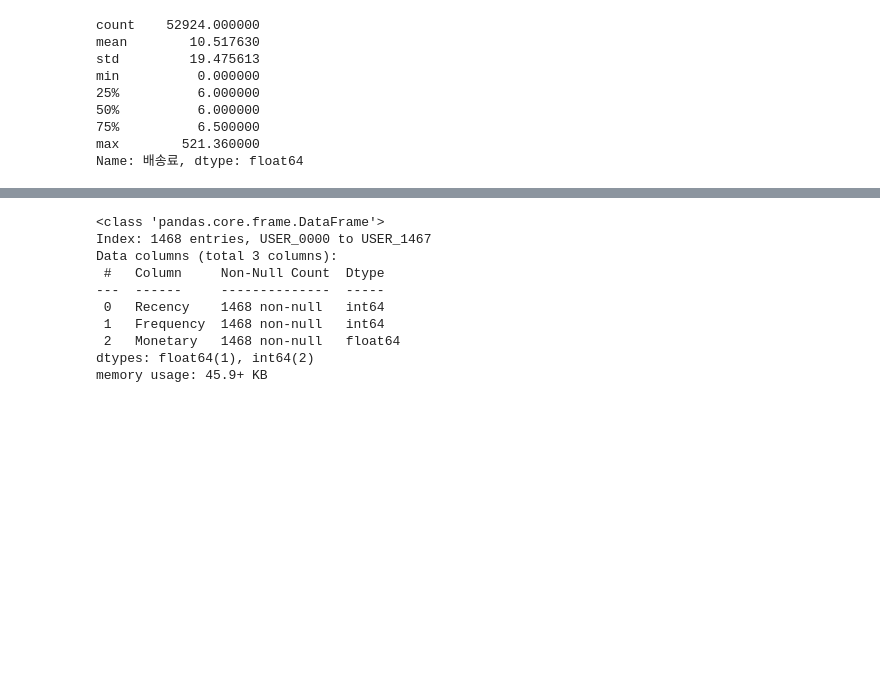
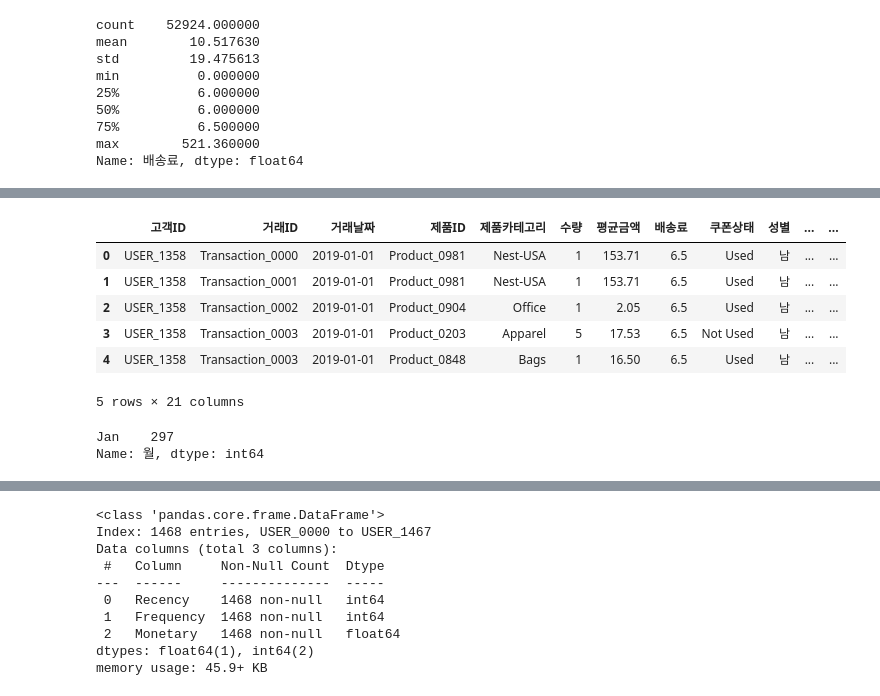
Before and after one commit to ColorConeHead/final_project, a Jupyter notebook: merge.ipynb, the cells around one changed output, grey strips where cells are left out. Saved outputs shown, nothing was run; the diff lists cells and outputs as text; code cells hidden in the pictures; blank space fills up the shorter version.

```diff
--- a/merge.ipynb
+++ b/merge.ipynb
@@ -236,0 +250,15 @@ df.head()
+# %%
+df.head()
+# %% [output]
+|  | 고객ID | 거래ID | 거래날짜 | 제품ID | 제품카테고리 | 수량 | 평균금액 | 배송료 | 쿠폰상태 | 성별 | ... | ... |
+| 0 | USER_1358 | Transaction_0000 | 2019-01-01 | Product_0981 | Nest-USA | 1 | 153.71 | 6.5 | Used | 남 | ... | ... |
+| 1 | USER_1358 | Transaction_0001 | 2019-01-01 | Product_0981 | Nest-USA | 1 | 153.71 | 6.5 | Used | 남 | ... | ... |
+| 2 | USER_1358 | Transaction_0002 | 2019-01-01 | Product_0904 | Office | 1 | 2.05 | 6.5 | Used | 남 | ... | ... |
+| 3 | USER_1358 | Transaction_0003 | 2019-01-01 | Product_0203 | Apparel | 5 | 17.53 | 6.5 | Not Used | 남 | ... | ... |
+| 4 | USER_1358 | Transaction_0003 | 2019-01-01 | Product_0848 | Bags | 1 | 16.50 | 6.5 | Used | 남 | ... | ... |
+5 rows × 21 columns
+# %%
+df[df['고객ID'] == 'USER_1358']['월'].value_counts(ascending=False)
+# %% [output]
+Jan    297
+Name: 월, dtype: int64
```
Also changed, not shown: parts of 16 cells of this notebook.
